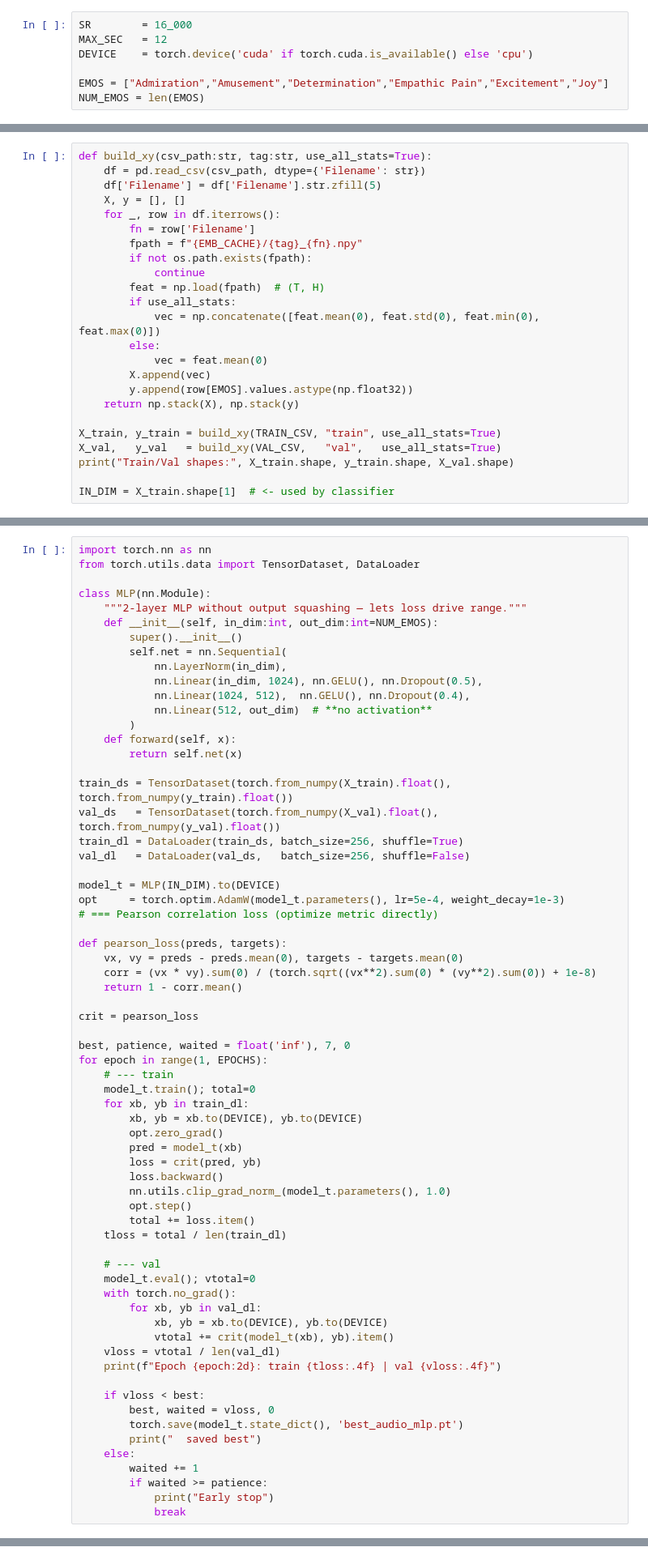
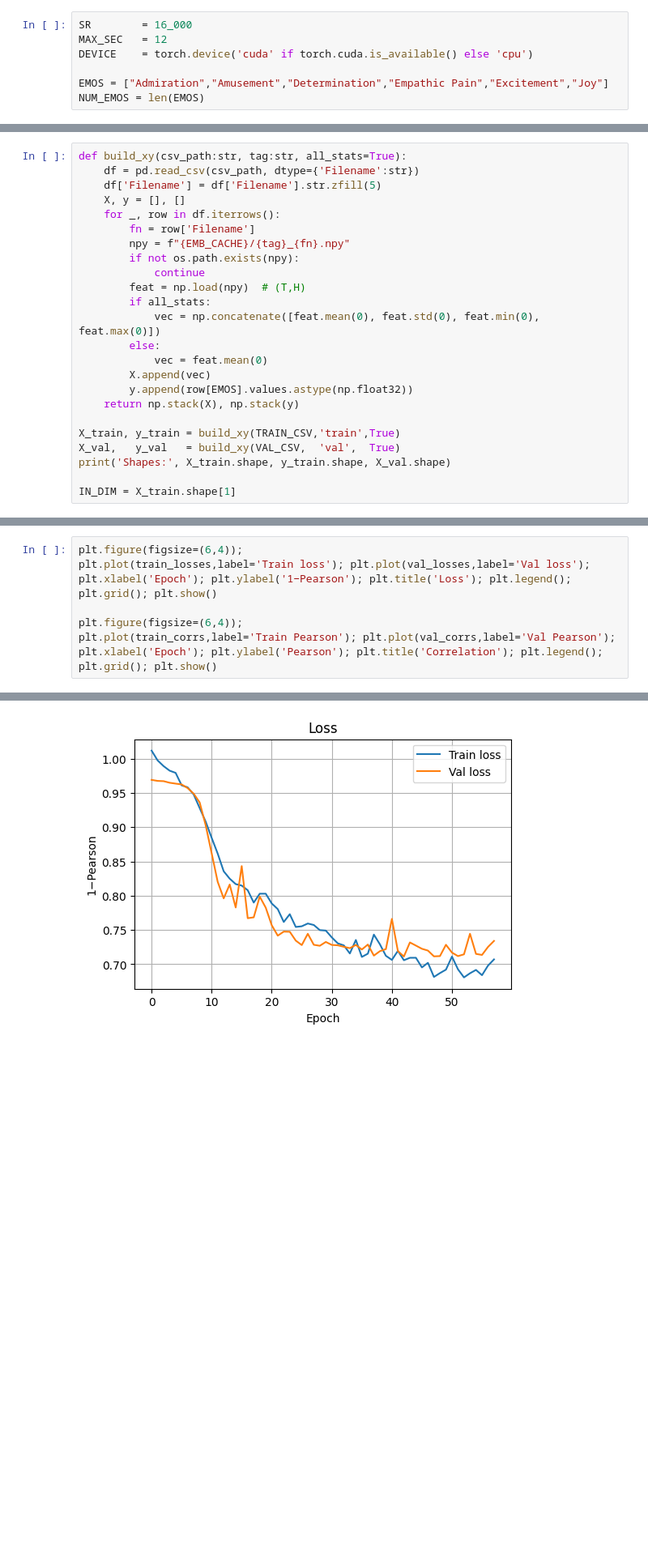
Before and after one commit to DanielTsarof/EMI_challenge_AWAB, a Jupyter notebook: aud_net2.ipynb, the cells around one changed output, grey strips where cells are left out. Shown at 81% size. Saved outputs shown, nothing was run; the diff lists cells and outputs as text; blank space fills up the shorter version.

```diff
--- a/aud_net2.ipynb
+++ b/aud_net2.ipynb
@@ -63,17 +51,17 @@ def cache_all(csv_path:str, tag:str):
 cache_all(TRAIN_CSV, "train")
 cache_all(VAL_CSV,   "val")
 # %%
-def build_xy(csv_path:str, tag:str, use_all_stats=True):
-    df = pd.read_csv(csv_path, dtype={'Filename': str})
+def build_xy(csv_path:str, tag:str, all_stats=True):
+    df = pd.read_csv(csv_path, dtype={'Filename':str})
     df['Filename'] = df['Filename'].str.zfill(5)
     X, y = [], []
     for _, row in df.iterrows():
         fn = row['Filename']
-        fpath = f"{EMB_CACHE}/{tag}_{fn}.npy"
-        if not os.path.exists(fpath):
+        npy = f"{EMB_CACHE}/{tag}_{fn}.npy"
+        if not os.path.exists(npy):
             continue
-        feat = np.load(fpath)  # (T, H)
-        if use_all_stats:
+        feat = np.load(npy)  # (T,H)
+        if all_stats:
             vec = np.concatenate([feat.mean(0), feat.std(0), feat.min(0), feat.max(0)])
         else:
             vec = feat.mean(0)
@@ -81,9 +69,9 @@ def build_xy(csv_path:str, tag:str, use_all_stats=True):
         y.append(row[EMOS].values.astype(np.float32))
     return np.stack(X), np.stack(y)
 
-X_train, y_train = build_xy(TRAIN_CSV, "train", use_all_stats=True)
-X_val,   y_val   = build_xy(VAL_CSV,   "val",   use_all_stats=True)
-print("Train/Val shapes:", X_train.shape, y_train.shape, X_val.shape)
+X_train, y_train = build_xy(TRAIN_CSV,'train',True)
+X_val,   y_val   = build_xy(VAL_CSV,  'val',  True)
+print('Shapes:', X_train.shape, y_train.shape, X_val.shape)
 
-IN_DIM = X_train.shape[1]  # <- used by classifier
+IN_DIM = X_train.shape[1]
 # %% [output]
@@ -96,67 +172,9 @@ def pearson_loss(preds, targets):
 # %%
-import torch.nn as nn
-from torch.utils.data import TensorDataset, DataLoader
+plt.figure(figsize=(6,4));
+plt.plot(train_losses,label='Train loss'); plt.plot(val_losses,label='Val loss');
+plt.xlabel('Epoch'); plt.ylabel('1−Pearson'); plt.title('Loss'); plt.legend(); plt.grid(); plt.show()
 
-class MLP(nn.Module):
-    """2‑layer MLP without output squashing — lets loss drive range."""
-    def __init__(self, in_dim:int, out_dim:int=NUM_EMOS):
-        super().__init__()
-        self.net = nn.Sequential(
-            nn.LayerNorm(in_dim),
-            nn.Linear(in_dim, 1024), nn.GELU(), nn.Dropout(0.5),
-            nn.Linear(1024, 512),  nn.GELU(), nn.Dropout(0.4),
-            nn.Linear(512, out_dim)  # **no activation**
-        )
-    def forward(self, x):
-        return self.net(x)
-
-train_ds = TensorDataset(torch.from_numpy(X_train).float(), torch.from_numpy(y_train).float())
-val_ds   = TensorDataset(torch.from_numpy(X_val).float(),   torch.from_numpy(y_val).float())
-train_dl = DataLoader(train_ds, batch_size=256, shuffle=True)
-val_dl   = DataLoader(val_ds,   batch_size=256, shuffle=False)
-
-model_t = MLP(IN_DIM).to(DEVICE)
-opt     = torch.optim.AdamW(model_t.parameters(), lr=5e-4, weight_decay=1e-3)
-# === Pearson correlation loss (optimize metric directly)
-
-def pearson_loss(preds, targets):
-    vx, vy = preds - preds.mean(0), targets - targets.mean(0)
-    corr = (vx * vy).sum(0) / (torch.sqrt((vx**2).sum(0) * (vy**2).sum(0)) + 1e-8)
-    return 1 - corr.mean()
-
-crit = pearson_loss
-
-best, patience, waited = float('inf'), 7, 0
-for epoch in range(1, EPOCHS):
-    # --- train
-    model_t.train(); total=0
-    for xb, yb in train_dl:
-        xb, yb = xb.to(DEVICE), yb.to(DEVICE)
-        opt.zero_grad()
-        pred = model_t(xb)
-        loss = crit(pred, yb)
-        loss.backward()
-        nn.utils.clip_grad_norm_(model_t.parameters(), 1.0)
-        opt.step()
-        total += loss.item()
-    tloss = total / len(train_dl)
-
-    # --- val
-    model_t.eval(); vtotal=0
-    with torch.no_grad():
-        for xb, yb in val_dl:
-            xb, yb = xb.to(DEVICE), yb.to(DEVICE)
-            vtotal += crit(model_t(xb), yb).item()
-    vloss = vtotal / len(val_dl)
-    print(f"Epoch {epoch:2d}: train {tloss:.4f} | val {vloss:.4f}")
-
-    if vloss < best:
-        best, waited = vloss, 0
-        torch.save(model_t.state_dict(), 'best_audio_mlp.pt')
-        print("  saved best")
-    else:
-        waited += 1
-        if waited >= patience:
-            print("Early stop")
-            break
+plt.figure(figsize=(6,4));
+plt.plot(train_corrs,label='Train Pearson'); plt.plot(val_corrs,label='Val Pearson');
+plt.xlabel('Epoch'); plt.ylabel('Pearson'); plt.title('Correlation'); plt.legend(); plt.grid(); plt.show()
 # %% [output]
@@ -179,0 +181 @@ Early stop
+[figure, added]
```
Also changed, not shown: parts of 7 cells of this notebook, 1 other file.
